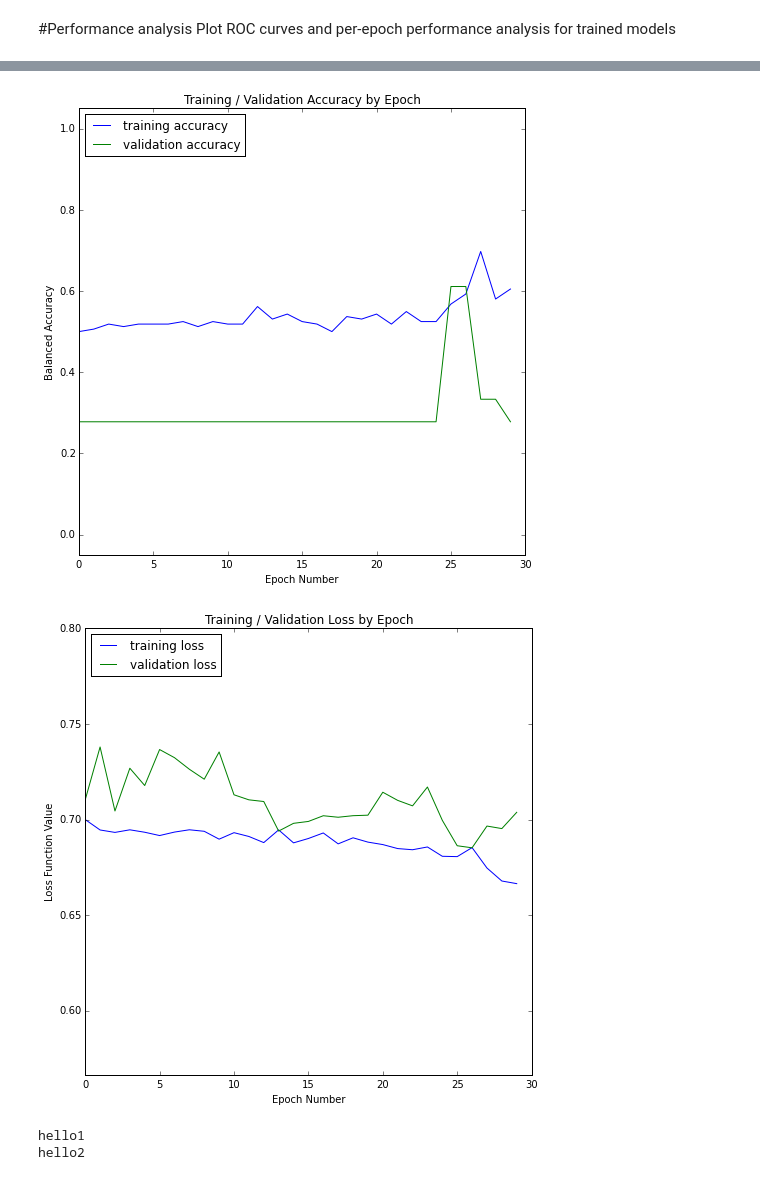
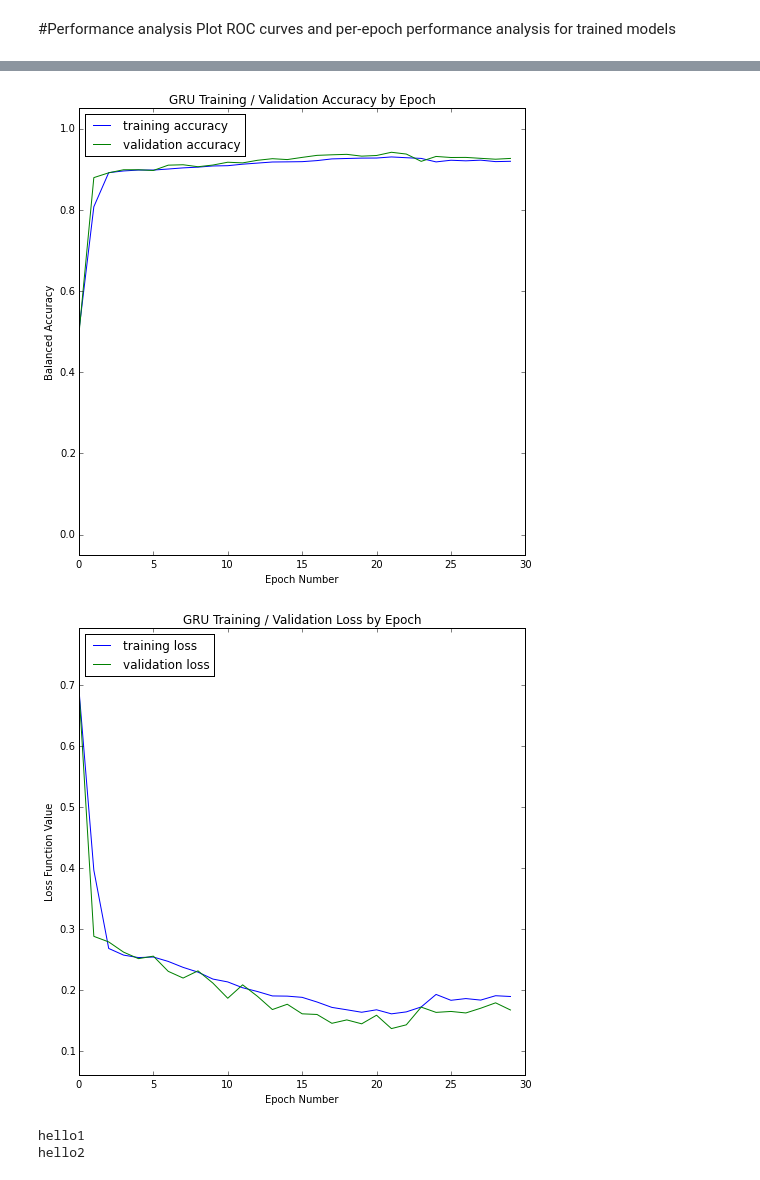
Before and after one commit to chrisprobert/deep-psp, a Jupyter notebook: keras/Analysis.ipynb, the cells around one changed output, grey strips where cells are left out. Drawn from its saved outputs; the diff is of its cells as text; code cells hidden in the pictures.

Commit message:
added figures

```diff
--- a/keras/Analysis.ipynb
+++ b/keras/Analysis.ipynb
@@ -13,6 +17,10 @@ import pickle
 # %%
-NUMEXS = 1000
-DATA_NAME = 'testing2'
+NUMEXS = 200000
+DATA_NAME = 'GRU512_200K'
+MODEL_NAME = 'GRU'
+
+# path to save figures
+fig_base_path = '/home/gene245/cprobert/deep-psp/keras/figures/' + DATA_NAME
 
 X_train, X_test, y_train, y_test = dataset.getSplitDataset(
     'transmembrane-region', num_exs=NUMEXS, bkgrd='global',
@@ -66,4 +73,4 @@ plt.show()
 # %%
 output_path = '/home/gene245/cprobert/deep-psp/keras/output/'
-fit_pickle = 'testname_fit_results.pkl'
+fit_pickle = DATA_NAME + '_fit_results.pkl'
 fit_results = pickle.load(open(output_path + fit_pickle))
@@ -90,35 +79,37 @@ tr_acc = fit_results['acc']
 val_acc = fit_results['val_acc']
 epoch_nums = fit_results['epoch']
 
-plt.figure(figsize=(8, 8))
+plt.figure(figsize=(8, 8), dpi=500)
 plt.plot(epoch_nums, tr_acc, label='training accuracy')
 plt.plot(epoch_nums, val_acc, label='validation accuracy')
 plt.ylim([-0.05, 1.05])
 plt.xlabel('Epoch Number')
 plt.ylabel('Balanced Accuracy')
-plt.title('Training / Validation Accuracy by Epoch')
+plt.title(MODEL_NAME + ' Training / Validation Accuracy by Epoch')
 plt.legend(loc="upper left")
+plt.savefig(fig_base_path + '_train_val_acc.png')
 plt.show()
 # %% [output]
-[figure, old version]
+[figure, new version]
 # %%
 tr_loss = fit_results['loss']
 val_loss = fit_results['val_loss']
 epoch_nums = fit_results['epoch']
 
 y_ax_min = np.min(np.min(tr_loss), np.min(val_loss)) - .1
 y_ax_max = np.max(np.max(tr_loss), np.max(val_loss)) + .1
-plt.figure(figsize=(8, 8))
+plt.figure(figsize=(8, 8),dpi=500)
 plt.plot(epoch_nums, tr_loss, label='training loss')
 plt.plot(epoch_nums, val_loss, label='validation loss')
 plt.ylim([y_ax_min, y_ax_max])
 plt.xlabel('Epoch Number')
 plt.ylabel('Loss Function Value')
-plt.title('Training / Validation Loss by Epoch')
+plt.title(MODEL_NAME + ' Training / Validation Loss by Epoch')
 plt.legend(loc="upper left")
+plt.savefig(fig_base_path + '_roc.png')
 plt.show()
 # %% [output]
-[figure, old version]
+[figure, new version]
 # %%
 # %% [output]
 hello1
```
Also changed, not shown: parts of 6 cells of this notebook, 3 other files.
